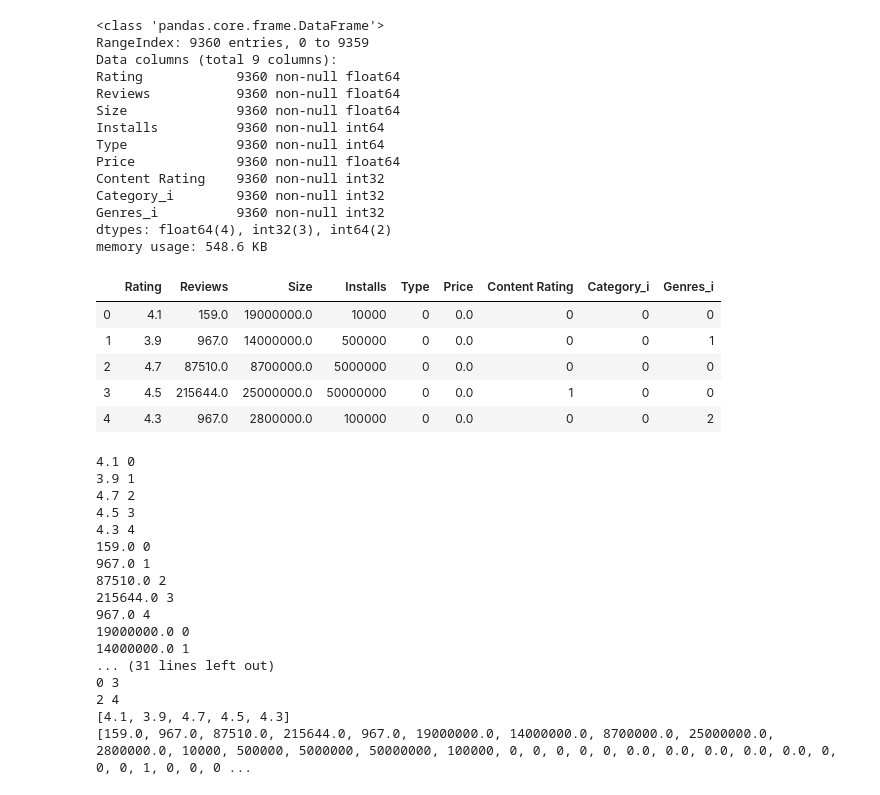
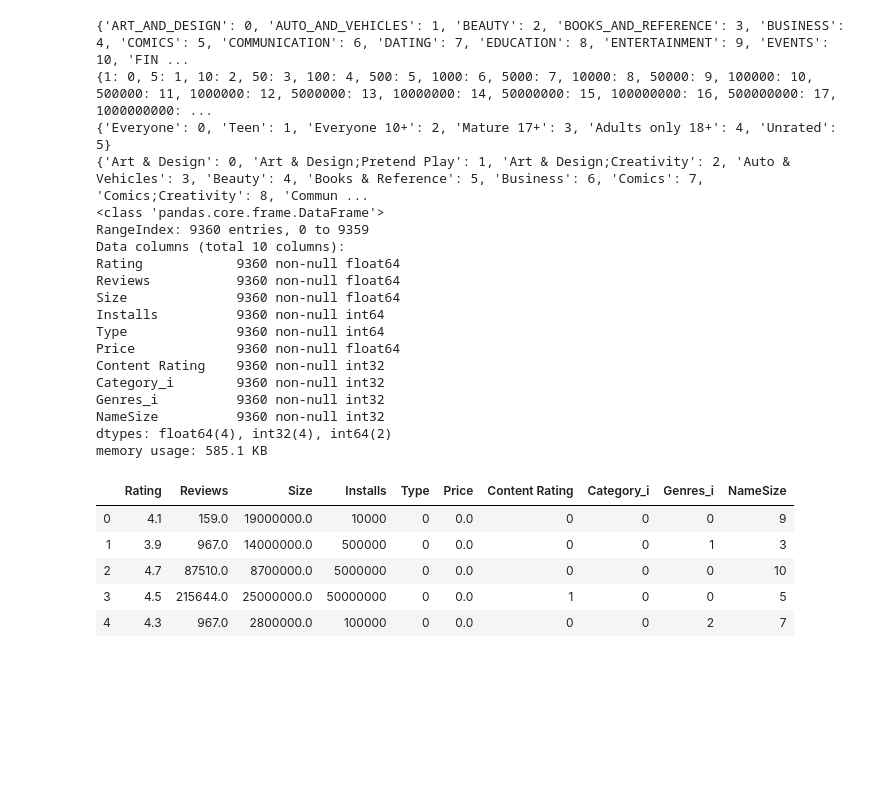
Before and after one commit to Filinouns/AAMD, a Jupyter notebook: PF/Untitled.ipynb, the cells around one changed output. Drawn from its saved outputs; the diff is of its cells as text; code cells hidden in the pictures; blank space fills up the shorter version.

```diff
--- a/PF/Untitled.ipynb
+++ b/PF/Untitled.ipynb
@@ -29,6 +29,7 @@ Android Ver       9360 non-null object
 dtypes: float64(1), object(12)
 memory usage: 950.8+ KB
 # %%
+import collections
 def categoryTransform(d):
     CategoryString = d["Category"]
     categoryVal = d["Category"].unique()
@@ -36,7 +37,19 @@ def categoryTransform(d):
     category_dict = {}
     for i in range(0, categoryValCount):
         category_dict[categoryVal[i]] = i
+    print(category_dict)
     d["Category_i"] = d["Category"].map(category_dict).astype(int)
+
+def newInstallsTrans(d):
+    CategoryString = d["Installs"]
+    categoryVal = d["Installs"].unique()
+    categoryVal = sorted(categoryVal)
+    categoryValCount = len(categoryVal)
+    category_dict = dict()
+    for i in range(0, categoryValCount):
+        category_dict[categoryVal[i]] = i
+    print(category_dict)
+    #d["Installs"] = d["Installs"].map(category_dict).astype(int)
 
 def size_trans(size):
     if 'M' in size:
@@ -79,7 +92,7 @@ def ratingTransform(d):
     RatingDict = {}
     for i in range(len(RatingL)):
         RatingDict[RatingL[i]] = i
-
+    print(RatingDict)
     d["Content Rating"] = d["Content Rating"].map(RatingDict).astype(int)
 
 def genreTranform(d):
@@ -87,6 +100,7 @@ def genreTranform(d):
     GenresDict = {}
     for i in range(len(GenresL)):
         GenresDict[GenresL[i]] = i
+    print(GenresDict)
     d["Genres_i"] = d["Genres"].map(GenresDict).astype(int)
 
 def price_trans(price):
@@ -114,72 +128,51 @@ def review_trans(rev):
         return rev
 def reviewTrans(d):
     d["Reviews"] = d["Reviews"].map(review_trans).astype(float)
+def name_size(name):
+    return len(name.split())
+def nameSize(d):
+    d["NameSize"] = d["App"].map(name_size).astype(int)
 # %%
 def transformData(d):
     categoryTransform(d)
+
     sizeTransform(d)
     installsTransform(d)
+    newInstallsTrans(d)
     typeTransfor(d)
     ratingTransform(d)
     genreTranform(d)
     priceTransform(d)
     reviewTrans(d)
+    nameSize(d)
     d.drop(labels = ["Genres","Category","Last Updated","Current Ver", 'Android Ver', 'App'], axis = 1, inplace = True)
     d.info()
 
 transformData(data)
 data.head()
 # %% [output]
+{'ART_AND_DESIGN': 0, 'AUTO_AND_VEHICLES': 1, 'BEAUTY': 2, 'BOOKS_AND_REFERENCE': 3, 'BUSINESS': 4, 'COMICS': 5, 'COMMUNICATION': 6, 'DATING': 7, 'EDUCATION': 8, 'ENTERTAINMENT': 9, 'EVENTS': 10, 'FIN ...
+{1: 0, 5: 1, 10: 2, 50: 3, 100: 4, 500: 5, 1000: 6, 5000: 7, 10000: 8, 50000: 9, 100000: 10, 500000: 11, 1000000: 12, 5000000: 13, 10000000: 14, 50000000: 15, 100000000: 16, 500000000: 17, 1000000000: ...
+{'Everyone': 0, 'Teen': 1, 'Everyone 10+': 2, 'Mature 17+': 3, 'Adults only 18+': 4, 'Unrated': 5}
+{'Art & Design': 0, 'Art & Design;Pretend Play': 1, 'Art & Design;Creativity': 2, 'Auto & Vehicles': 3, 'Beauty': 4, 'Books & Reference': 5, 'Business': 6, 'Comics': 7, 'Comics;Creativity': 8, 'Commun ...
 <class 'pandas.core.frame.DataFrame'>
 RangeIndex: 9360 entries, 0 to 9359
-Data columns (total 9 columns):
+Data columns (total 10 columns):
 Rating            9360 non-null float64
 Reviews           9360 non-null float64
 Size              9360 non-null float64
 Installs          9360 non-null int64
 Type              9360 non-null int64
 Price             9360 non-null float64
 Content Rating    9360 non-null int32
 Category_i        9360 non-null int32
 Genres_i          9360 non-null int32
-dtypes: float64(4), int32(3), int64(2)
-memory usage: 548.6 KB
+NameSize          9360 non-null int32
+dtypes: float64(4), int32(4), int64(2)
+memory usage: 585.1 KB
-|  | Rating | Reviews | Size | Installs | Type | Price | Content Rating | Category_i | Genres_i |
-| 0 | 4.1 | 159.0 | 19000000.0 | 10000 | 0 | 0.0 | 0 | 0 | 0 |
-| 1 | 3.9 | 967.0 | 14000000.0 | 500000 | 0 | 0.0 | 0 | 0 | 1 |
-| 2 | 4.7 | 87510.0 | 8700000.0 | 5000000 | 0 | 0.0 | 0 | 0 | 0 |
-| 3 | 4.5 | 215644.0 | 25000000.0 | 50000000 | 0 | 0.0 | 1 | 0 | 0 |
-| 4 | 4.3 | 967.0 | 2800000.0 | 100000 | 0 | 0.0 | 0 | 0 | 2 |
+|  | Rating | Reviews | Size | Installs | Type | Price | Content Rating | Category_i | Genres_i | NameSize |
+| 0 | 4.1 | 159.0 | 19000000.0 | 10000 | 0 | 0.0 | 0 | 0 | 0 | 9 |
+| 1 | 3.9 | 967.0 | 14000000.0 | 500000 | 0 | 0.0 | 0 | 0 | 1 | 3 |
+| 2 | 4.7 | 87510.0 | 8700000.0 | 5000000 | 0 | 0.0 | 0 | 0 | 0 | 10 |
+| 3 | 4.5 | 215644.0 | 25000000.0 | 50000000 | 0 | 0.0 | 1 | 0 | 0 | 5 |
+| 4 | 4.3 | 967.0 | 2800000.0 | 100000 | 0 | 0.0 | 0 | 0 | 2 | 7 |
-# %%
-X = [[]]*5
-Y = [[]]*5
-for field in data.head():
-    i = 0
-    for value in data.head()[field]:
-        if(field == "Rating"):
-            Y[i]= value
-        else:
-            X[i].append(value)
-        print(value, i)
-        i+=1
-
-print(Y)
-print(X[0])
-# %% [output]
-4.1 0
-3.9 1
-4.7 2
-4.5 3
-4.3 4
-159.0 0
-967.0 1
-87510.0 2
-215644.0 3
-967.0 4
-19000000.0 0
-14000000.0 1
-... (31 lines left out)
-0 3
-2 4
-[4.1, 3.9, 4.7, 4.5, 4.3]
-[159.0, 967.0, 87510.0, 215644.0, 967.0, 19000000.0, 14000000.0, 8700000.0, 25000000.0, 2800000.0, 10000, 500000, 5000000, 50000000, 100000, 0, 0, 0, 0, 0, 0.0, 0.0, 0.0, 0.0, 0.0, 0, 0, 0, 1, 0, 0, 0 ...
```
Also changed, not shown: parts of 5 cells of this notebook, 12 other files.
